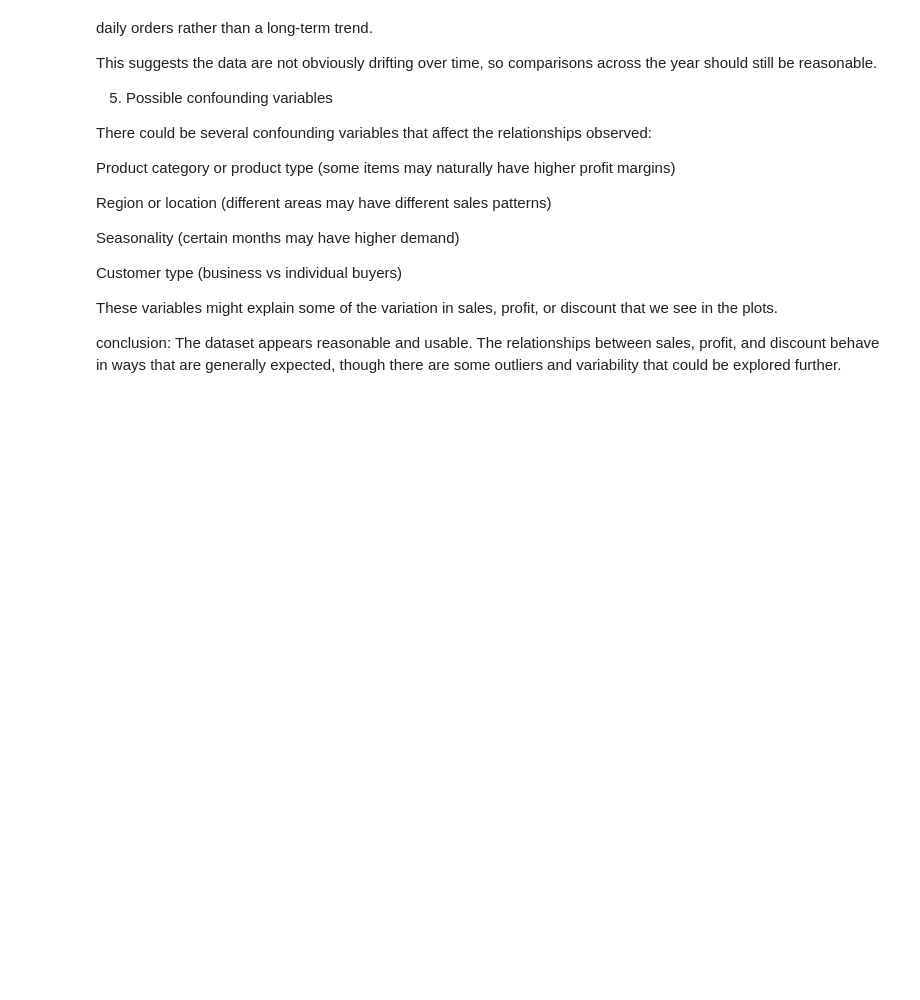
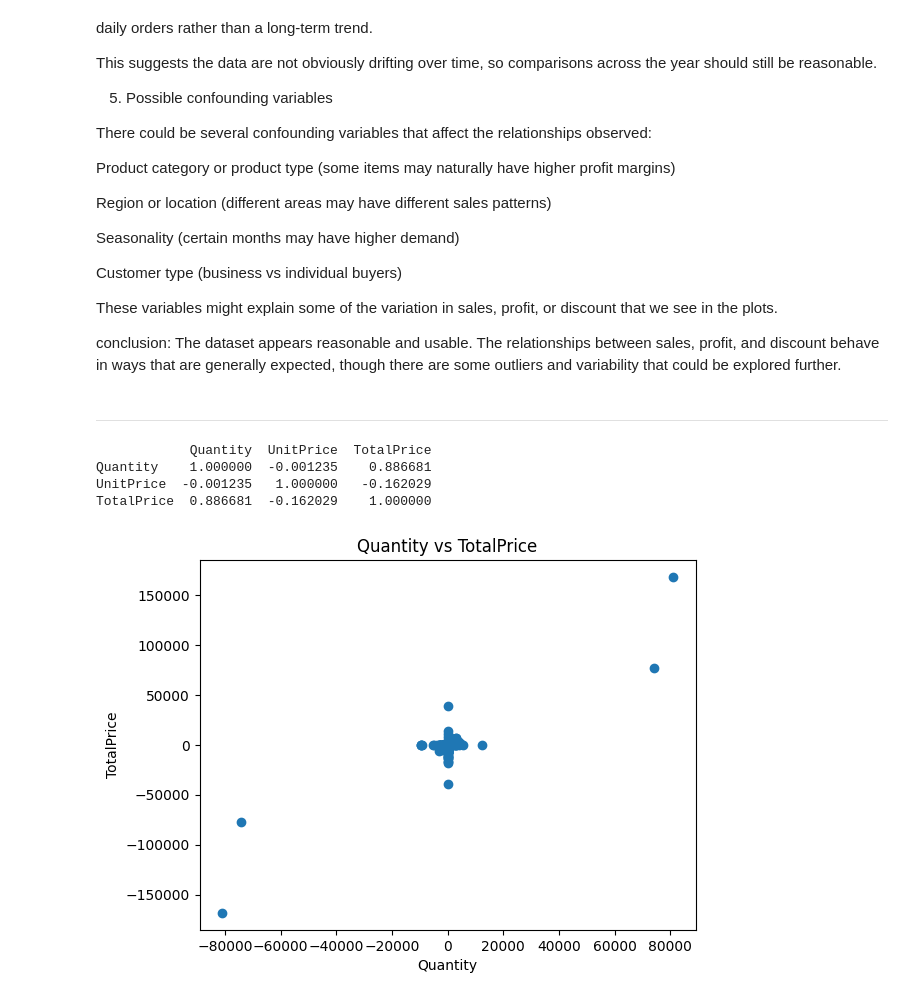
Before and after one commit to carlos00002/DX699_02, a Jupyter notebook: homework/OMDS-ModB2-Week6-Jaime-Carlos.ipynb, the cells around one changed output. Cells and saved outputs as stored; diff of their text form; code cells hidden in the pictures; blank space fills up the shorter version.

```diff
--- a/homework/OMDS-ModB2-Week6-Jaime-Carlos.ipynb
+++ b/homework/OMDS-ModB2-Week6-Jaime-Carlos.ipynb
@@ -259,3 +267,31 @@ These variables might explain some of the variation in sales, profit, or discoun
 
 conclusion:
 The dataset appears reasonable and usable. The relationships between sales, profit, and discount behave in ways that are generally expected, though there are some outliers and variability that could be explored further.
+# %% [markdown]
+<hr>
+# %%
+import pandas as pd
+
+df = pd.read_excel("/workspaces/DX699_02/data/online_retail/Online Retail.xlsx")
+# %%
+#corr
+df["TotalPrice"] = df["Quantity"] * df["UnitPrice"]
+
+corr = df[["Quantity","UnitPrice","TotalPrice"]].corr()
+print(corr)
+# %% [output]
+            Quantity  UnitPrice  TotalPrice
+Quantity    1.000000  -0.001235    0.886681
+UnitPrice  -0.001235   1.000000   -0.162029
+TotalPrice  0.886681  -0.162029    1.000000
+# %%
+#scatter
+import matplotlib.pyplot as plt
+import seaborn as sns
+plt.scatter(df["Quantity"], df["TotalPrice"])
+plt.xlabel("Quantity")
+plt.ylabel("TotalPrice")
+plt.title("Quantity vs TotalPrice")
+plt.show()
+# %% [output]
+[figure, added]
```
Also changed, not shown: parts of 7 cells of this notebook.
